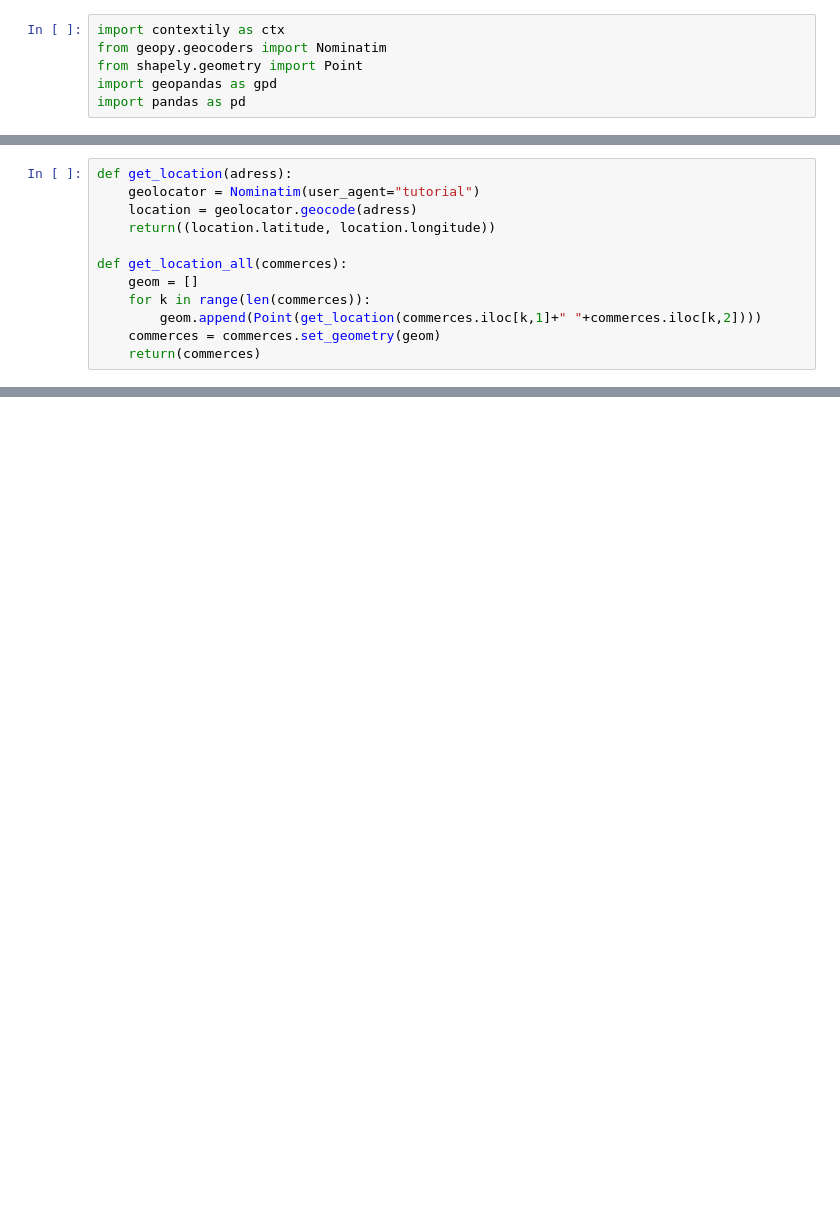
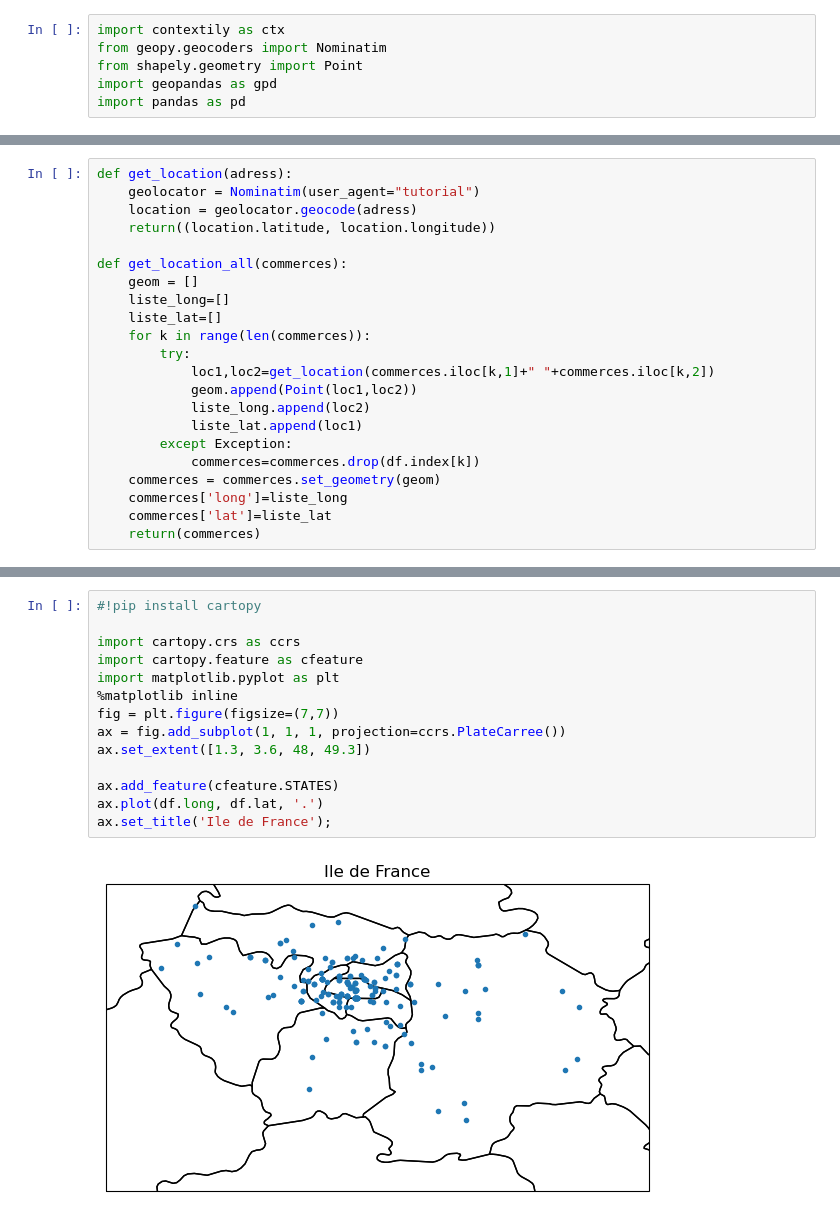
Before and after one commit to RichardAHOU/Projet-2A, a Jupyter notebook: Find datas.ipynb, the cells around one changed output, grey strips where cells are left out. Saved outputs shown, nothing was run; the diff lists cells and outputs as text; blank space fills up the shorter version.

```diff
--- a/Find datas.ipynb
+++ b/Find datas.ipynb
@@ -94,9 +70,19 @@ def get_location(adress):
 
 def get_location_all(commerces):
     geom = []
+    liste_long=[]
+    liste_lat=[]
     for k in range(len(commerces)):
-        geom.append(Point(get_location(commerces.iloc[k,1]+" "+commerces.iloc[k,2])))
+        try:
+            loc1,loc2=get_location(commerces.iloc[k,1]+" "+commerces.iloc[k,2])
+            geom.append(Point(loc1,loc2))
+            liste_long.append(loc2)
+            liste_lat.append(loc1)
+        except Exception:
+            commerces=commerces.drop(df.index[k])
     commerces = commerces.set_geometry(geom)
+    commerces['long']=liste_long
+    commerces['lat']=liste_lat
     return(commerces)
 # %%
 df=get_location_all(df)
@@ -138,0 +104,16 @@ df
+# %%
+#!pip install cartopy
+
+import cartopy.crs as ccrs
+import cartopy.feature as cfeature
+import matplotlib.pyplot as plt
+%matplotlib inline
+fig = plt.figure(figsize=(7,7))
+ax = fig.add_subplot(1, 1, 1, projection=ccrs.PlateCarree())
+ax.set_extent([1.3, 3.6, 48, 49.3])
+
+ax.add_feature(cfeature.STATES)
+ax.plot(df.long, df.lat, '.')
+ax.set_title('Ile de France');
+# %% [output]
+[figure, added]
```
Also changed, not shown: parts of 4 cells of this notebook.
